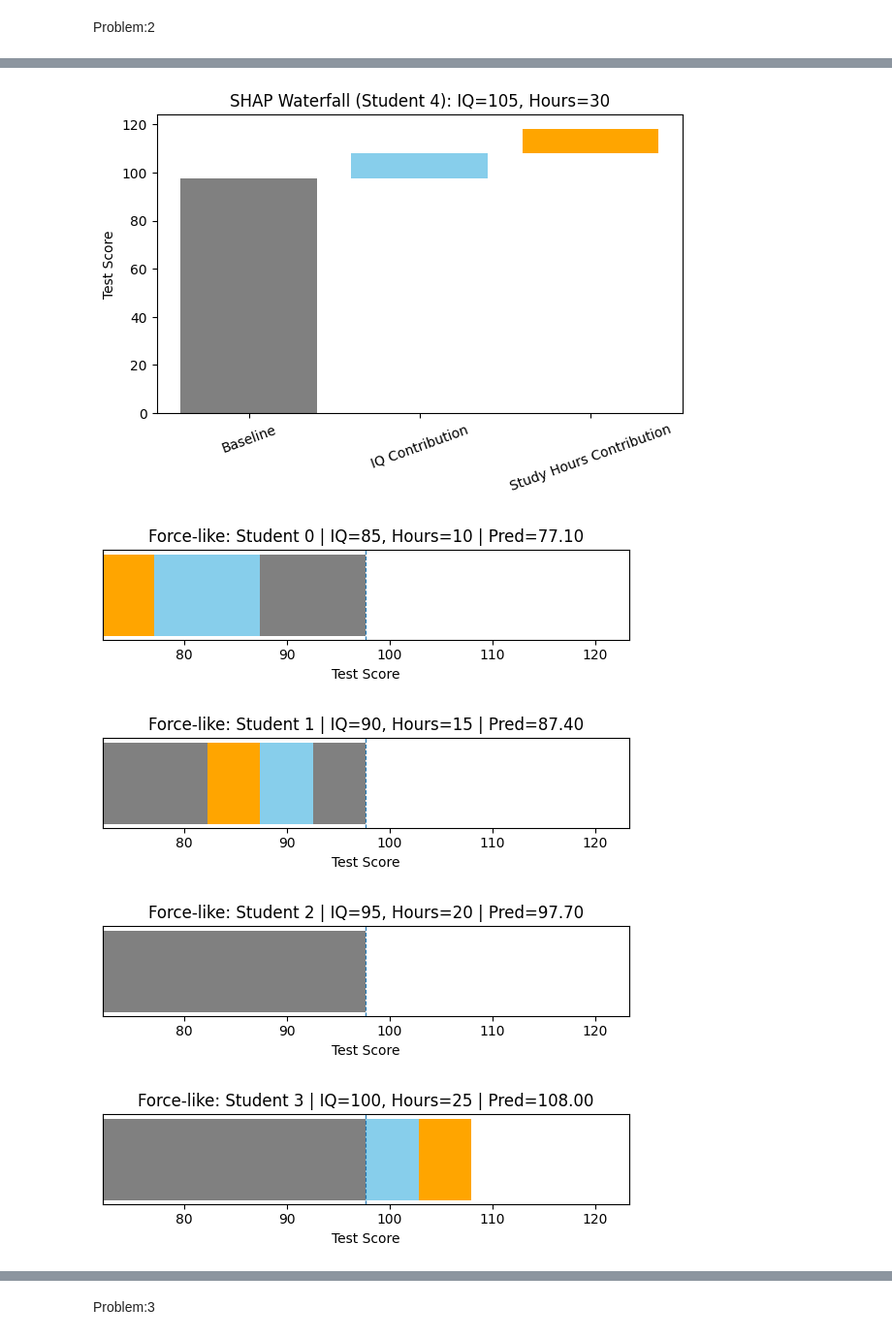
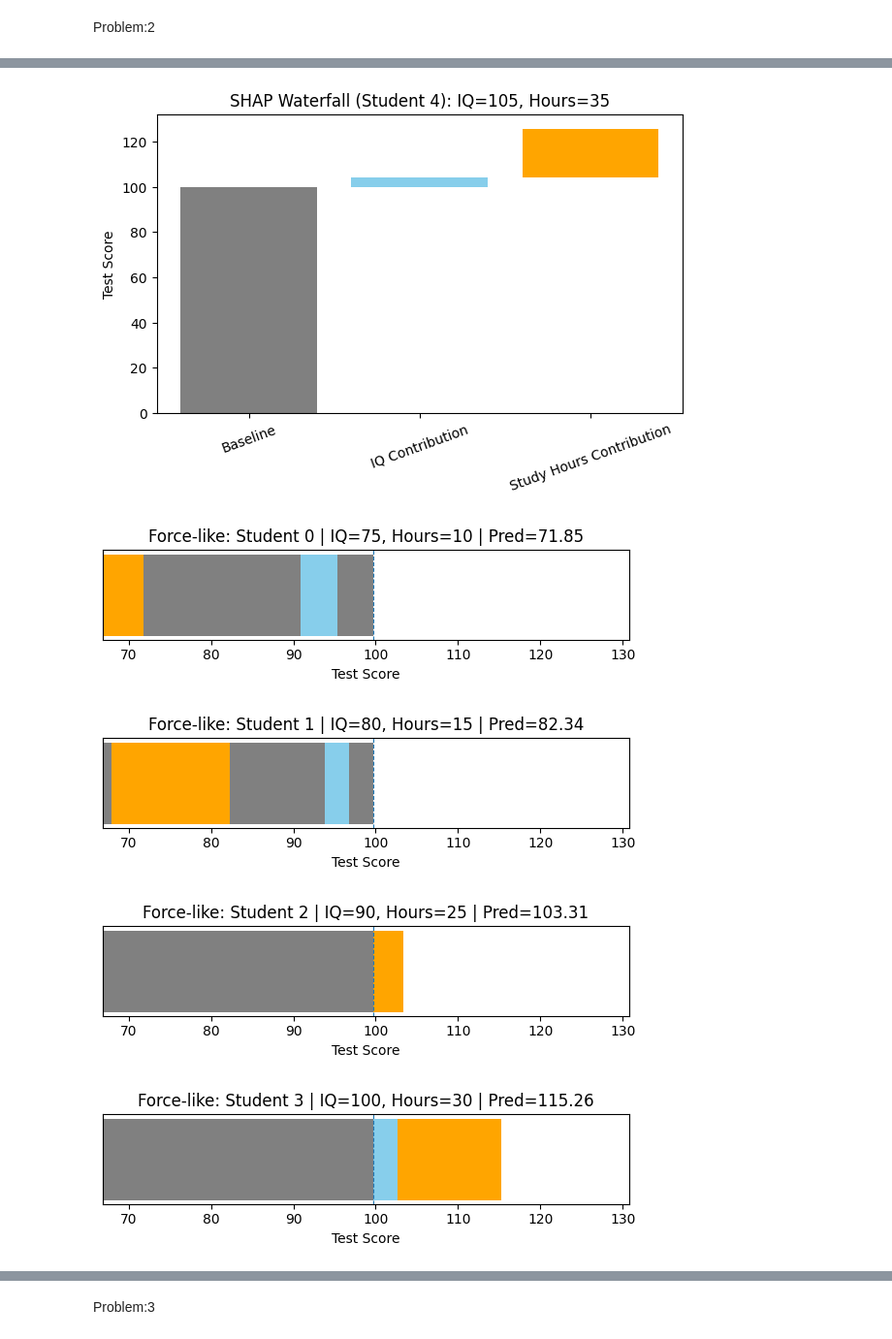
Before and after one commit to bethinaveen23/EXPLAINABLE-AI, a Jupyter notebook: Practical_1_Problem.ipynb, the cells around one changed output, grey strips where cells are left out. Shown at 97% size. Drawn from its saved outputs; the diff is of its cells as text; code cells hidden in the pictures.

```diff
--- a/Practical_1_Problem.ipynb
+++ b/Practical_1_Problem.ipynb
@@ -11,7 +11,7 @@ from sklearn.linear_model import LinearRegression
 import matplotlib.pyplot as plt
 
 np.random.seed(0)
-x = np.array([1, 3, 5, 7, 9])
+x = np.array([1, 3, 7, 6, 9])
 y = (4.5 * x + 10) + np.array([0, -1, 2, -2, 1])
 
 df = pd.DataFrame({
@@ -124,8 +124,8 @@ Problem:2
 # Problem 2: Multiple Linear Regression with SHAP for IQ and Study Hours
 
 np.random.seed(1)
-IQ = np.array([85, 90, 95, 100, 105])
-Study_Hours = np.array([10, 15, 20, 25, 30])
+IQ = np.array([75, 80, 90, 100, 105])
+Study_Hours = np.array([10, 15, 25, 30, 35])
 Test_Score = 0.5*IQ + 1.5*Study_Hours + 20 + np.array([2, -3, 1, -2, 3])
 
 df2 = pd.DataFrame({
@@ -224,5 +224,5 @@ print(f"Baseline (E[pred]) = {baseline2:.4f}")
-[figure, old version]
+[figure, new version]
-[figure, old version]
+[figure, new version]
-[figure, old version]
+[figure, new version]
-[figure, old version]
+[figure, new version]
-[figure, old version]
+[figure, new version]
```
Also changed, not shown: parts of 5 cells of this notebook.
